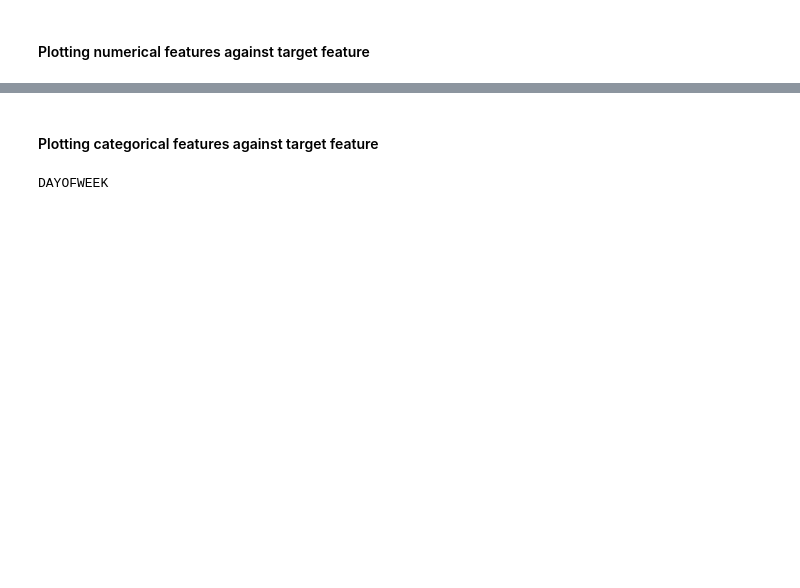
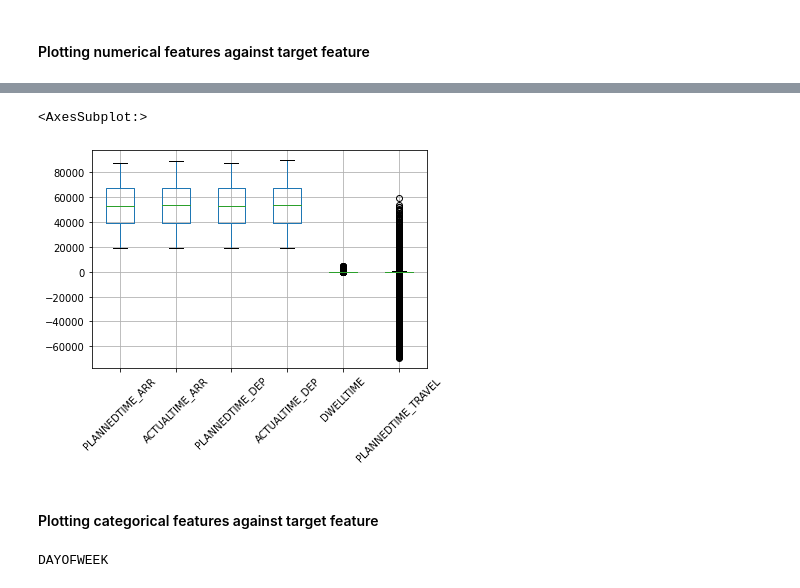
Before and after one commit to CityRoute/Data-Analytics-CityRoute, a Jupyter notebook: Data_Modelling.ipynb, the cells around one changed output, grey strips where cells are left out. Cells and saved outputs as stored; diff of their text form; code cells hidden in the pictures; blank space fills up the shorter version.

```diff
--- a/Data_Modelling.ipynb
+++ b/Data_Modelling.ipynb
@@ -419,3 +429,10 @@ for column in numerical_features:
+# %%
+df_temp = pd.concat([X_train, y_train], axis=1)
+boxplot = df_temp.boxplot(column=numerical_features, rot=45)
+boxplot
+# %% [output]
+<AxesSubplot:>
+[figure, added]
 # %% [markdown]
 #### Plotting categorical features against target feature
 # %%
```
Also changed, not shown: parts of 25 cells of this notebook.
